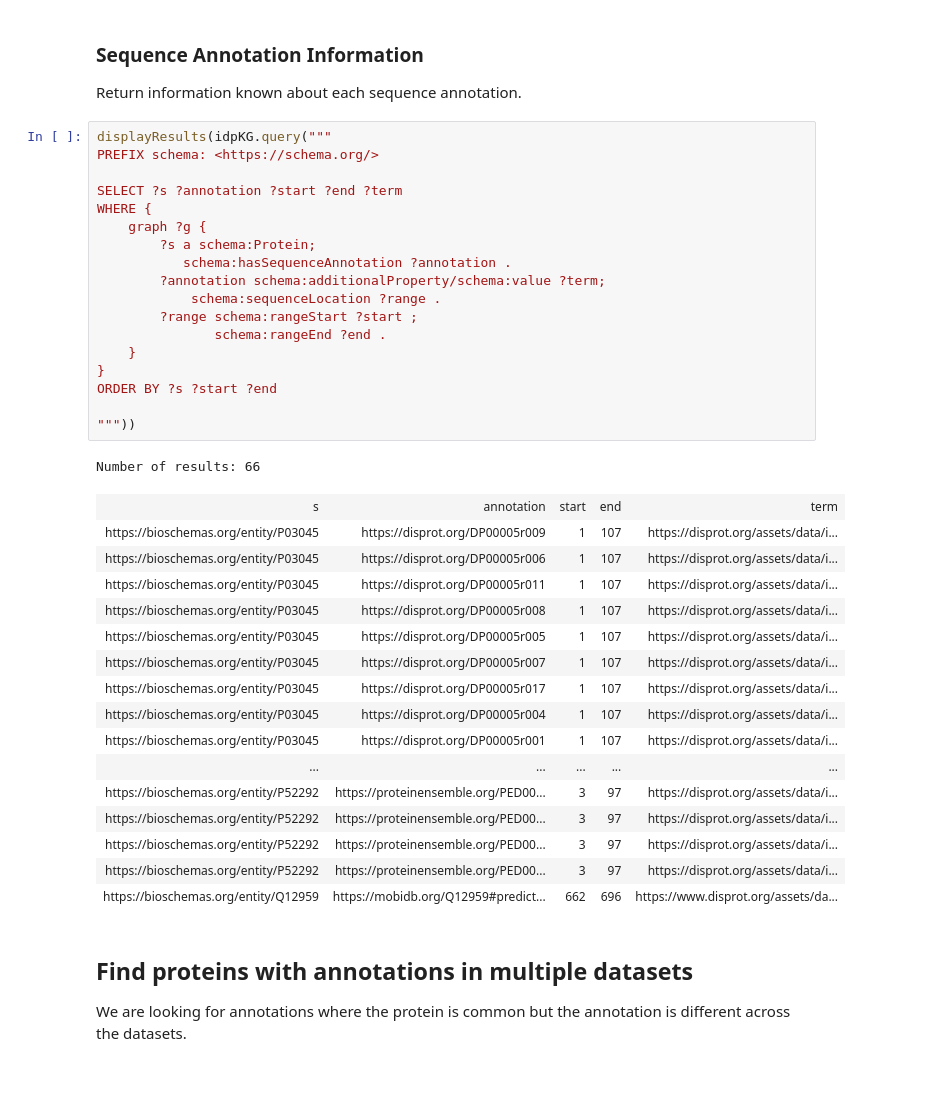
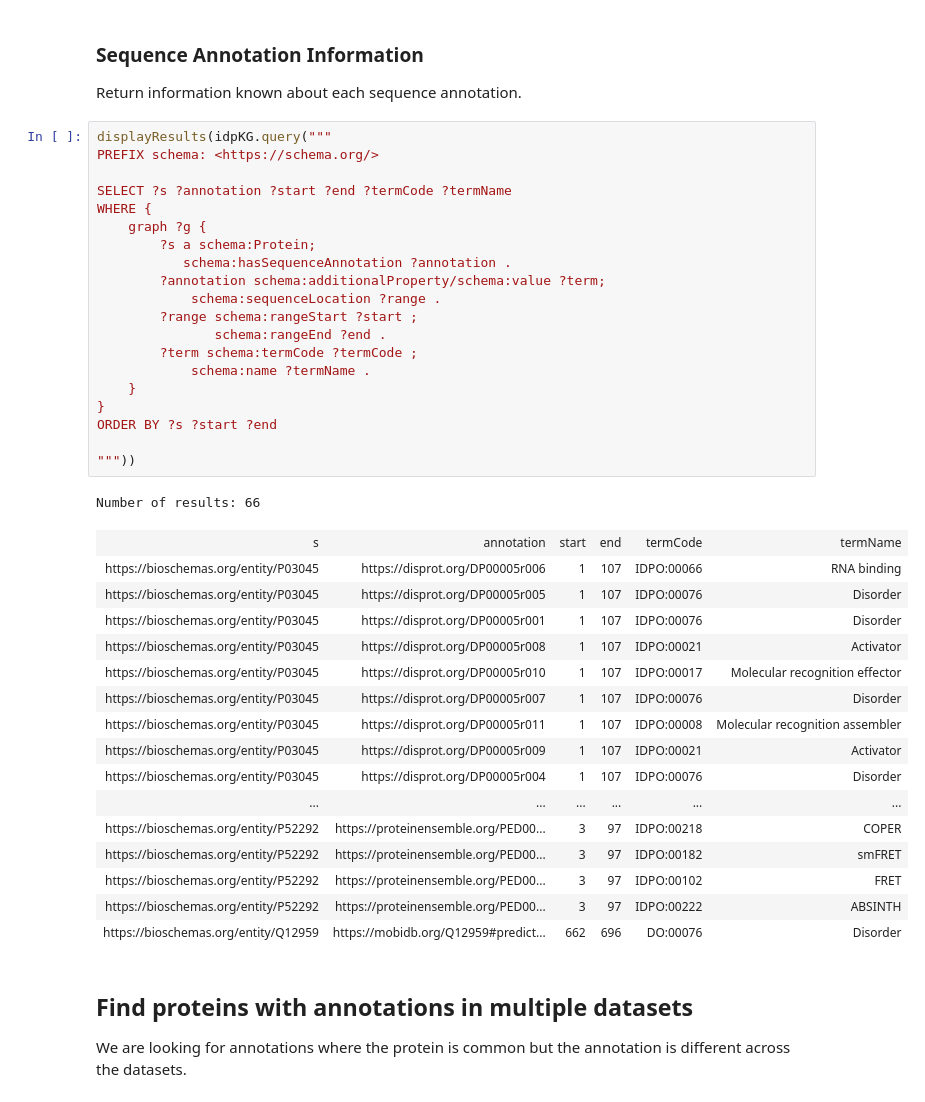
Before and after one commit to ivanmicetic/IDP-KG, a Jupyter notebook: notebooks/AnalysisQueries.ipynb, the cells around one changed output. Drawn from its saved outputs; the diff is of its cells as text.

Commit message:
Add defined term details, extend queries. fix #8

```diff
--- a/notebooks/AnalysisQueries.ipynb
+++ b/notebooks/AnalysisQueries.ipynb
@@ -665,39 +669,41 @@ Return information known about each sequence annotation.
 # %%
 displayResults(idpKG.query("""
 PREFIX schema: <https://schema.org/>
 
-SELECT ?s ?annotation ?start ?end ?term
+SELECT ?s ?annotation ?start ?end ?termCode ?termName
 WHERE {
     graph ?g {
         ?s a schema:Protein;
            schema:hasSequenceAnnotation ?annotation .
         ?annotation schema:additionalProperty/schema:value ?term;
             schema:sequenceLocation ?range .
         ?range schema:rangeStart ?start ;
                schema:rangeEnd ?end .
+        ?term schema:termCode ?termCode ;
+            schema:name ?termName .
     }
 }
 ORDER BY ?s ?start ?end
 
 """))
 # %% [output]
 Number of results: 66
-| s | annotation | start | end | term |
-| https://bioschemas.org/entity/P03045 | https://disprot.org/DP00005r009 | 1 | 107 | https://disprot.org/assets/data/i... |
-| https://bioschemas.org/entity/P03045 | https://disprot.org/DP00005r006 | 1 | 107 | https://disprot.org/assets/data/i... |
-| https://bioschemas.org/entity/P03045 | https://disprot.org/DP00005r011 | 1 | 107 | https://disprot.org/assets/data/i... |
-| https://bioschemas.org/entity/P03045 | https://disprot.org/DP00005r008 | 1 | 107 | https://disprot.org/assets/data/i... |
-| https://bioschemas.org/entity/P03045 | https://disprot.org/DP00005r005 | 1 | 107 | https://disprot.org/assets/data/i... |
-| https://bioschemas.org/entity/P03045 | https://disprot.org/DP00005r007 | 1 | 107 | https://disprot.org/assets/data/i... |
-| https://bioschemas.org/entity/P03045 | https://disprot.org/DP00005r017 | 1 | 107 | https://disprot.org/assets/data/i... |
-| https://bioschemas.org/entity/P03045 | https://disprot.org/DP00005r004 | 1 | 107 | https://disprot.org/assets/data/i... |
-| https://bioschemas.org/entity/P03045 | https://disprot.org/DP00005r001 | 1 | 107 | https://disprot.org/assets/data/i... |
-| ... | ... | ... | ... | ... |
-| https://bioschemas.org/entity/P52292 | https://proteinensemble.org/PED00... | 3 | 97 | https://disprot.org/assets/data/i... |
-| https://bioschemas.org/entity/P52292 | https://proteinensemble.org/PED00... | 3 | 97 | https://disprot.org/assets/data/i... |
-| https://bioschemas.org/entity/P52292 | https://proteinensemble.org/PED00... | 3 | 97 | https://disprot.org/assets/data/i... |
-| https://bioschemas.org/entity/P52292 | https://proteinensemble.org/PED00... | 3 | 97 | https://disprot.org/assets/data/i... |
-| https://bioschemas.org/entity/Q12959 | https://mobidb.org/Q12959#predict... | 662 | 696 | https://www.disprot.org/assets/da... |
+| s | annotation | start | end | termCode | termName |
+| https://bioschemas.org/entity/P03045 | https://disprot.org/DP00005r006 | 1 | 107 | IDPO:00066 | RNA binding |
+| https://bioschemas.org/entity/P03045 | https://disprot.org/DP00005r005 | 1 | 107 | IDPO:00076 | Disorder |
+| https://bioschemas.org/entity/P03045 | https://disprot.org/DP00005r001 | 1 | 107 | IDPO:00076 | Disorder |
+| https://bioschemas.org/entity/P03045 | https://disprot.org/DP00005r008 | 1 | 107 | IDPO:00021 | Activator |
+| https://bioschemas.org/entity/P03045 | https://disprot.org/DP00005r010 | 1 | 107 | IDPO:00017 | Molecular recognition effector |
+| https://bioschemas.org/entity/P03045 | https://disprot.org/DP00005r007 | 1 | 107 | IDPO:00076 | Disorder |
+| https://bioschemas.org/entity/P03045 | https://disprot.org/DP00005r011 | 1 | 107 | IDPO:00008 | Molecular recognition assembler |
+| https://bioschemas.org/entity/P03045 | https://disprot.org/DP00005r009 | 1 | 107 | IDPO:00021 | Activator |
+| https://bioschemas.org/entity/P03045 | https://disprot.org/DP00005r004 | 1 | 107 | IDPO:00076 | Disorder |
+| ... | ... | ... | ... | ... | ... |
+| https://bioschemas.org/entity/P52292 | https://proteinensemble.org/PED00... | 3 | 97 | IDPO:00218 | COPER |
+| https://bioschemas.org/entity/P52292 | https://proteinensemble.org/PED00... | 3 | 97 | IDPO:00182 | smFRET |
+| https://bioschemas.org/entity/P52292 | https://proteinensemble.org/PED00... | 3 | 97 | IDPO:00102 | FRET |
+| https://bioschemas.org/entity/P52292 | https://proteinensemble.org/PED00... | 3 | 97 | IDPO:00222 | ABSINTH |
+| https://bioschemas.org/entity/Q12959 | https://mobidb.org/Q12959#predict... | 662 | 696 | DO:00076 | Disorder |
 # %% [markdown]
 ## Find proteins with annotations in multiple datasets
 
```
Also changed, not shown: parts of 19 cells of this notebook, 1 other file.
